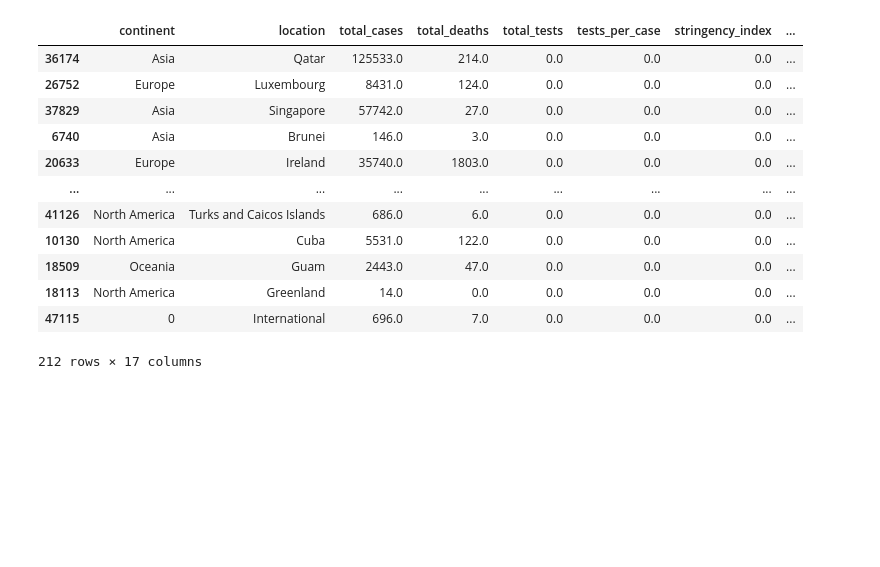
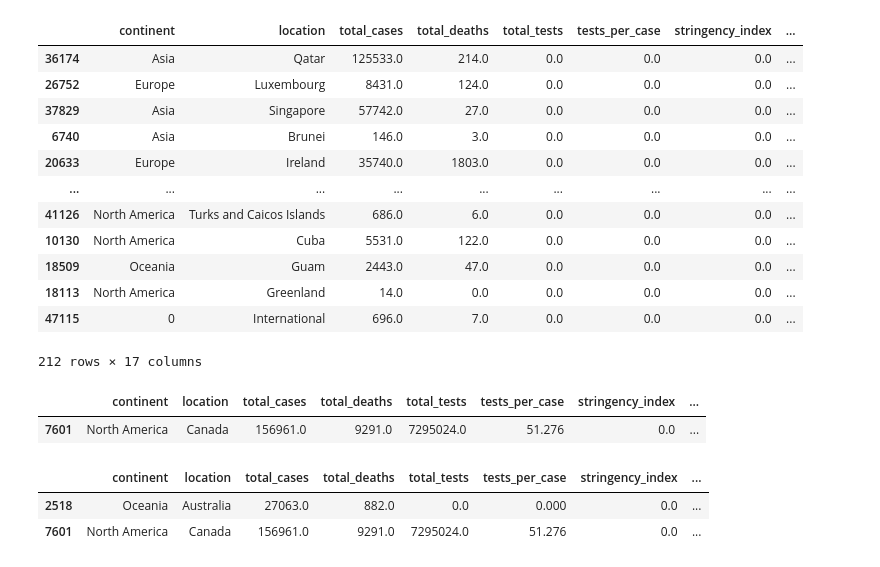
Before and after one commit to skumble27/COVID-19-Causation, a Jupyter notebook: project1.ipynb, the cells around one changed output. Drawn from its saved outputs; the diff is of its cells as text; code cells hidden in the pictures; blank space fills up the shorter version.

Commit message:
aus and canada df

```diff
--- a/project1.ipynb
+++ b/project1.ipynb
@@ -157,3 +158,16 @@ continent_group
 | 18113 | North America | Greenland | 14.0 | 0.0 | 0.0 | 0.0 | 0.0 | ... |
 | 47115 | 0 | International | 696.0 | 7.0 | 0.0 | 0.0 | 0.0 | ... |
 212 rows × 17 columns
+# %%
+australia_df = continent_group[continent_group['location'] == 'Australia']
+canada_df = continent_group[continent_group['location'] == 'Canada']
+# %% [output]
+|  | continent | location | total_cases | total_deaths | total_tests | tests_per_case | stringency_index | ... |
+| 7601 | North America | Canada | 156961.0 | 9291.0 | 7295024.0 | 51.276 | 0.0 | ... |
+# %%
+aus_can = continent_group.iloc[21:23,0:16]
+aus_can
+# %% [output]
+|  | continent | location | total_cases | total_deaths | total_tests | tests_per_case | stringency_index | ... |
+| 2518 | Oceania | Australia | 27063.0 | 882.0 | 0.0 | 0.000 | 0.0 | ... |
+| 7601 | North America | Canada | 156961.0 | 9291.0 | 7295024.0 | 51.276 | 0.0 | ... |
```
Also changed, not shown: parts of 1 cell of this notebook, 2 other files.
